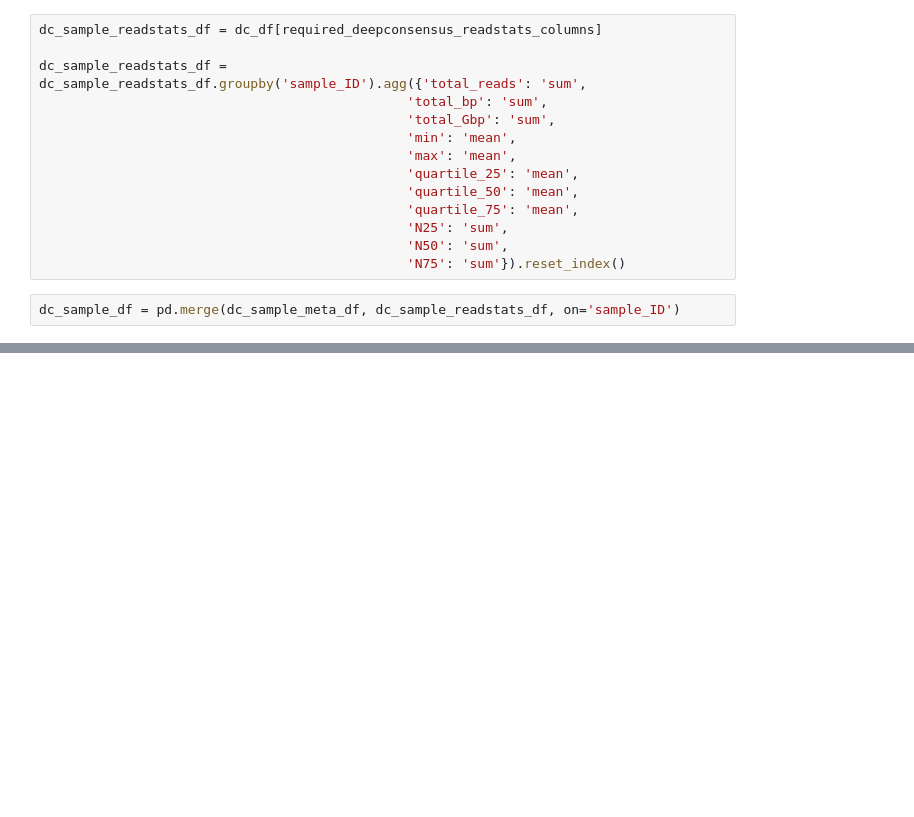
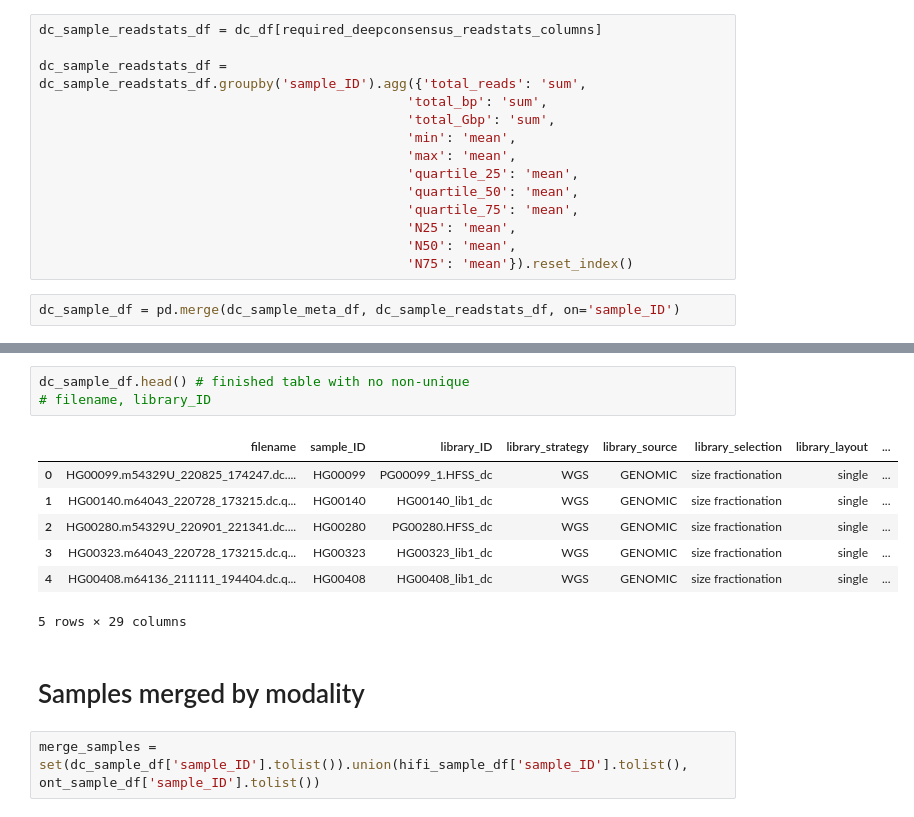
Before and after one commit to human-pangenomics/HPRC_metadata, a Jupyter notebook: hprc-sample-merge.ipynb, the cells around one changed output, grey strips where cells are left out. Cells and saved outputs as stored; diff of their text form; blank space fills up the shorter version.

```diff
--- a/hprc-sample-merge.ipynb
+++ b/hprc-sample-merge.ipynb
@@ -202,9 +248,9 @@ dc_sample_readstats_df = dc_sample_readstats_df.groupby('sample_ID').agg({'total
                                                'quartile_25': 'mean',
                                                'quartile_50': 'mean',
                                                'quartile_75': 'mean',
-                                               'N25': 'sum',
-                                               'N50': 'sum',
-                                               'N75': 'sum'}).reset_index()
+                                               'N25': 'mean',
+                                               'N50': 'mean',
+                                               'N75': 'mean'}).reset_index()
 # %%
 dc_sample_df = pd.merge(dc_sample_meta_df, dc_sample_readstats_df, on='sample_ID')
 # %%
@@ -230,0 +258,15 @@ dc_sample_df.to_csv('hprc_metadata_sample_aggregate_DEEPCONSENSUS.tsv', sep='\t'
+# %%
+dc_sample_df.head() # finished table with no non-unique
+# filename, library_ID
+# %% [output]
+|  | filename | sample_ID | library_ID | library_strategy | library_source | library_selection | library_layout | ... |
+| 0 | HG00099.m54329U_220825_174247.dc.... | HG00099 | PG00099_1.HFSS_dc | WGS | GENOMIC | size fractionation | single | ... |
+| 1 | HG00140.m64043_220728_173215.dc.q... | HG00140 | HG00140_lib1_dc | WGS | GENOMIC | size fractionation | single | ... |
+| 2 | HG00280.m54329U_220901_221341.dc.... | HG00280 | PG00280.HFSS_dc | WGS | GENOMIC | size fractionation | single | ... |
+| 3 | HG00323.m64043_220728_173215.dc.q... | HG00323 | HG00323_lib1_dc | WGS | GENOMIC | size fractionation | single | ... |
+| 4 | HG00408.m64136_211111_194404.dc.q... | HG00408 | HG00408_lib1_dc | WGS | GENOMIC | size fractionation | single | ... |
+5 rows × 29 columns
+# %% [markdown]
+# Samples merged by modality
+# %%
+merge_samples = set(dc_sample_df['sample_ID'].tolist()).union(hifi_sample_df['sample_ID'].tolist(), ont_sample_df['sample_ID'].tolist())
```
Also changed, not shown: parts of 10 cells of this notebook.
